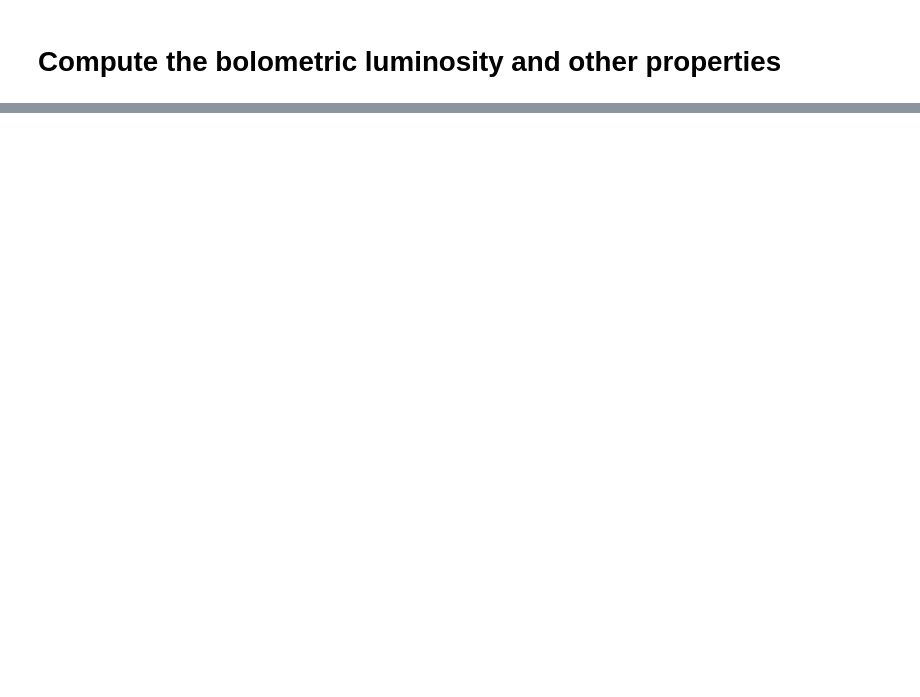
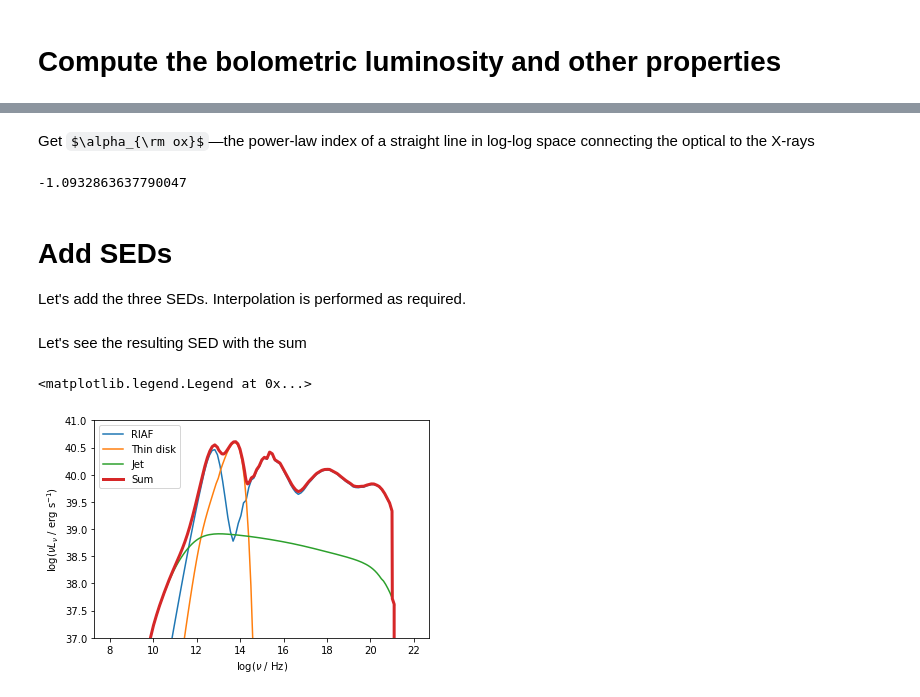
Before and after one commit to rsnemmen/nmmn, a Jupyter notebook: docs/SEDs.ipynb, the cells around one changed output, grey strips where cells are left out. Saved outputs shown, nothing was run; the diff lists cells and outputs as text; code cells hidden in the pictures; some formulas as TeX source; blank space fills up the shorter version.

```diff
--- a/docs/SEDs.ipynb
+++ b/docs/SEDs.ipynb
@@ -24,6 +18,6 @@ We will import model SEDs corresponding to the components of the flow appropriat
 
 Each file consists of two columns which are $\log \nu$ (Hz) and $\log \nu L_\nu$ (erg/s), respectively. The `logfmt` parameter makes sure we read them correctly.
 # %%
-riaf=sed.SED(file='/Users/nemmen/Dropbox/codes/python/nmmn/docs/ngc3031.adaf',logfmt=1)
-thin=sed.SED(file='/Users/nemmen/Dropbox/codes/python/nmmn/docs/ngc3031.ssd',logfmt=1)
-jet=sed.SED(file='/Users/nemmen/Dropbox/codes/python/nmmn/docs/ngc3031.jet',logfmt=1)
+riaf=sed.SED(file='ngc3031.adaf',logfmt=1)
+thin=sed.SED(file='ngc3031.ssd',logfmt=1)
+jet=sed.SED(file='ngc3031.jet',logfmt=1)
@@ -54,0 +69,26 @@ NameError: name 's' is not defined
+# %% [markdown]
+Get $\alpha_{\rm ox}$—the power-law index of a straight line in log-log space connecting the optical to the X-rays
+# %%
+riaf.alphaox()
+# %% [output]
+-1.0932863637790047
+# %% [markdown]
+# Add SEDs
+
+Let's add the three SEDs. Interpolation is performed as required.
+# %%
+summed=sed.sum([riaf,jet,thin])
+# %% [markdown]
+Let's see the resulting SED with the sum
+# %%
+plot(riaf.lognu,riaf.ll,label='RIAF')
+plot(thin.lognu,thin.ll,label='Thin disk')
+plot(jet.lognu,jet.ll,label='Jet')
+plot(summed.lognu,summed.ll,label='Sum',lw=3)
+ylim(37,41)
+xlabel('log($\\nu$ / Hz)')
+ylabel('log($\\nu L_\\nu$ / erg s$^{-1}$)')
+legend()
+# %% [output]
+<matplotlib.legend.Legend at 0x...>
+[figure, added]
```
Also changed, not shown: parts of 16 cells of this notebook.
